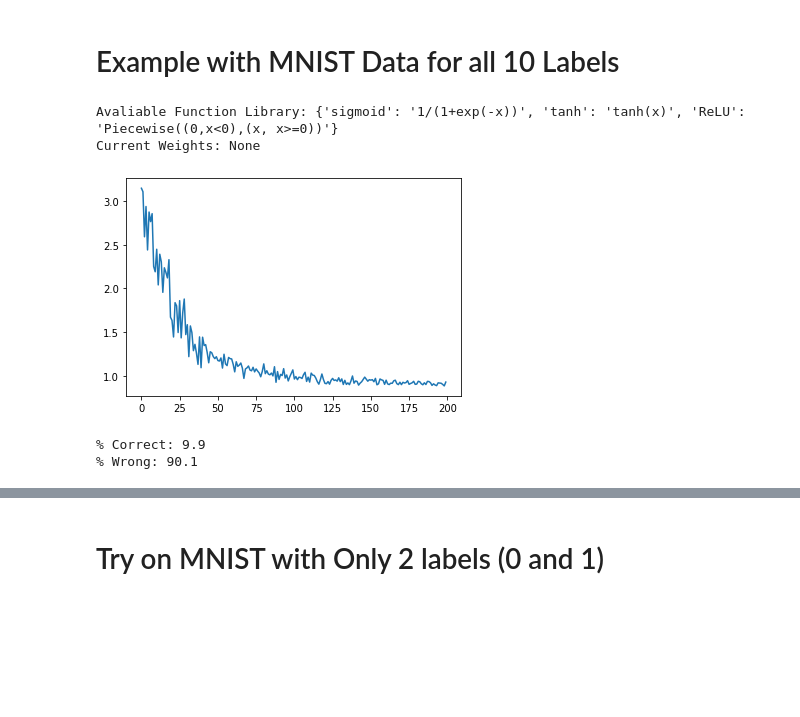
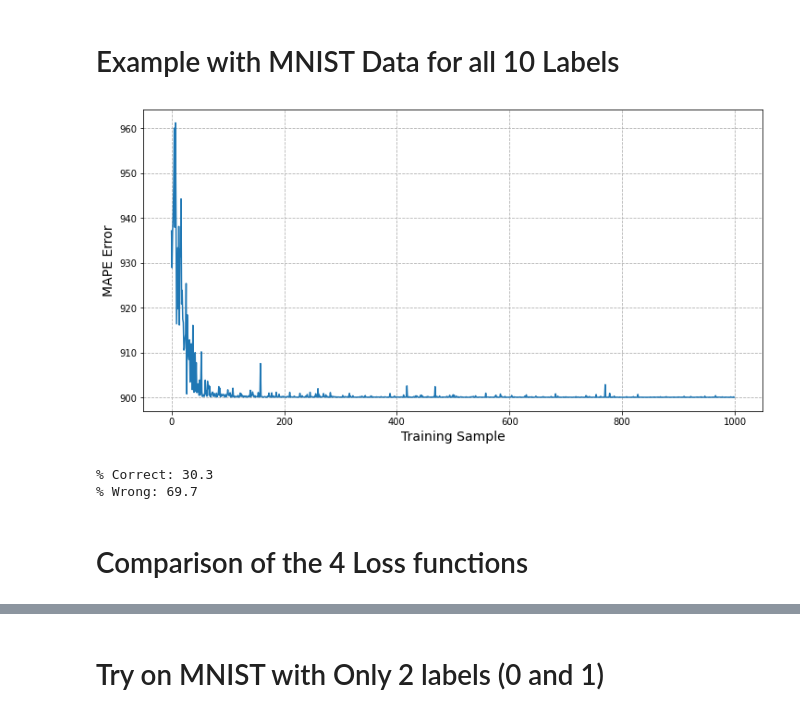
Before and after one commit to WilliamBidle/Artifice, a Jupyter notebook: NN_Class.ipynb, the cells around one changed output, grey strips where cells are left out. Saved outputs shown, nothing was run; the diff lists cells and outputs as text; code cells hidden in the pictures; blank space fills up the shorter version.

```diff
--- a/NN_Class.ipynb
+++ b/NN_Class.ipynb
@@ -445,45 +450,21 @@ def remove_activation_func(func_name):
 # %%
-nn = NN()
-print('Avaliable Function Library:', nn.activation_funcs_library)
+############################## Build network ##############################
 
-print('Current Weights:', nn.weights)
-print()
+layer_sequence = [input_shape, 'ReLU', 392, 'ReLU', 196, 'ReLU', 98, 'ReLU', 49, 'sigmoid', output_shape]
+loss_function = 'MAPE'
 
-################################# Params #################################
-(x_train, y_train), (x_test, y_test) = mnist.load_data()
-
-x_train = (x_train.astype('float32') / 255.).reshape(len(x_train), len(x_train[0])*len(x_train[0][0]))
-x_test = (x_test.astype('float32') / 255.).reshape(len(x_test), len(x_test[0])*len(x_test[0][0]))
-
-x_train = x_train[0:1000]
-y_train = One_Hot_Encode(y_train[0:1000])
-
-input_shape = x_train[0].size
-output_shape = y_train[0].size
-
-layer_sequence = np.array([input_shape, 392, 196, 98, 49, output_shape])
-
+nn = NN(layer_sequence, loss_function) # Build model
 
 ################################# Run it ##################################
 
-error_list = nn.train(x_train, y_train, layer_sequence, activation_function = 'sigmoid', batch_size = 5, epsilon = 0.01)
-
-# print('Current Weights =', nn.weights)
-
-plt.plot(error_list) # to visualize error over time
-plt.show()
+nn.train(x_train, y_train, batch_size = 5, epsilon = 0.01, visualize = True)
 
 ################################# Testing ##################################
 
-num_evals = 1000
-
-inputs = x_test[0:num_evals]
-labels = One_Hot_Encode(y_test[0:num_evals])
-
-nn.evaluate(inputs, labels)
+nn.evaluate(x_test, y_test)
 # %% [output]
+[figure, new version]
-Avaliable Function Library: {'sigmoid': '1/(1+exp(-x))', 'tanh': 'tanh(x)', 'ReLU': 'Piecewise((0,x<0),(x, x>=0))'}
-Current Weights: None
+% Correct: 30.3
+% Wrong: 69.7
-[figure, old version]
-% Correct: 9.9
-% Wrong: 90.1
+# %% [markdown]
+# Comparison of the 4 Loss functions
```
Also changed, not shown: parts of 12 cells of this notebook.
